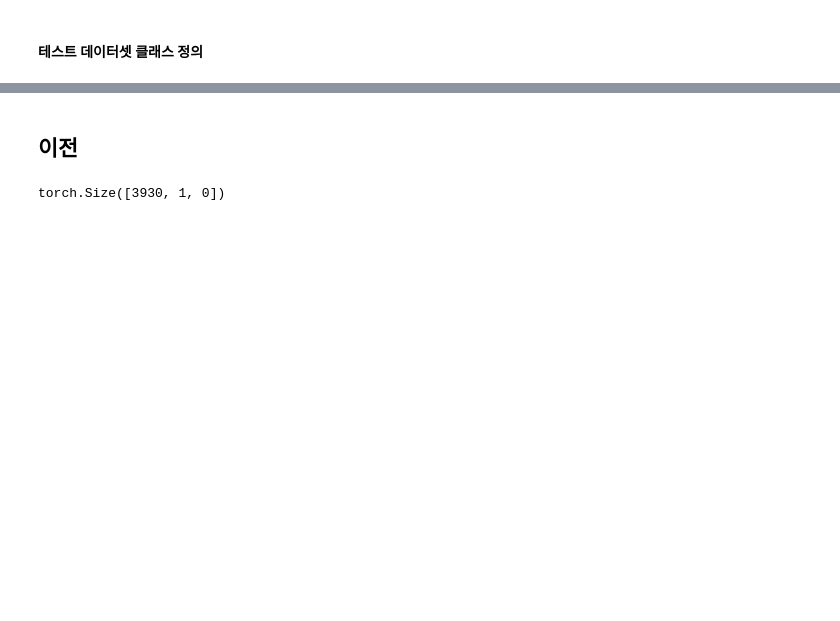
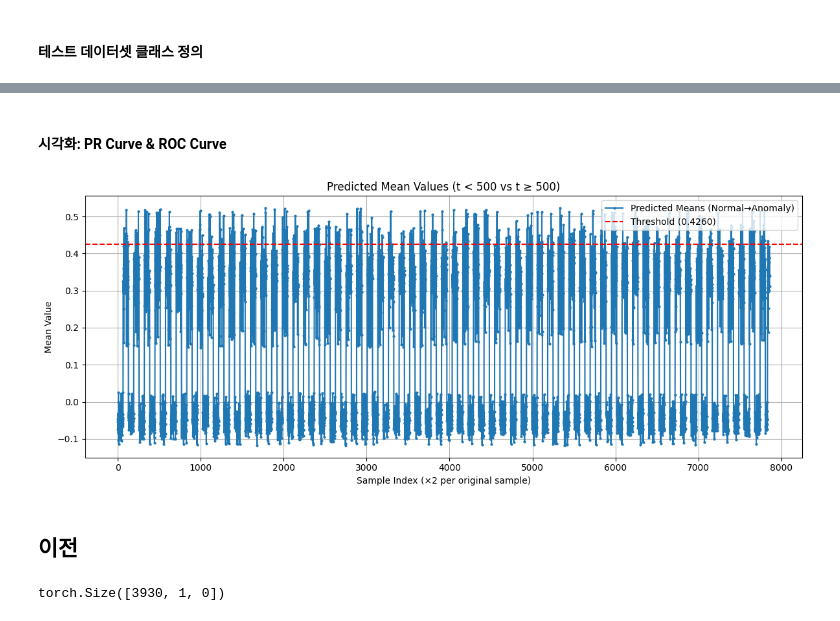
Before and after one commit to Minjee-Seo/AnomalyDiT, a Jupyter notebook: test.ipynb, the cells around one changed output, grey strips where cells are left out. Drawn from its saved outputs; the diff is of its cells as text; code cells hidden in the pictures; blank space fills up the shorter version.

```diff
--- a/test.ipynb
+++ b/test.ipynb
@@ -38,3 +120,18 @@ model.eval()
+# %% [markdown]
+#### 시각화: PR Curve & ROC Curve
+# %%
+plt.figure(figsize=(12, 5))
+plt.plot(pred_means, label="Predicted Means (Normal→Anomaly)", marker='o', linestyle='-', markersize=2)
+plt.axhline(threshold, color='red', linestyle='--', label=f"Threshold ({threshold:.4f})")
+plt.title("Predicted Mean Values (t < 500 vs t ≥ 500)")
+plt.xlabel("Sample Index (×2 per original sample)")
+plt.ylabel("Mean Value")
+plt.legend()
+plt.grid(True)
+plt.tight_layout()
+plt.show()
+# %% [output]
+[figure, added]
 # %% [markdown]
 ## 이전
 # %%
```
Also changed, not shown: parts of 13 cells of this notebook.
